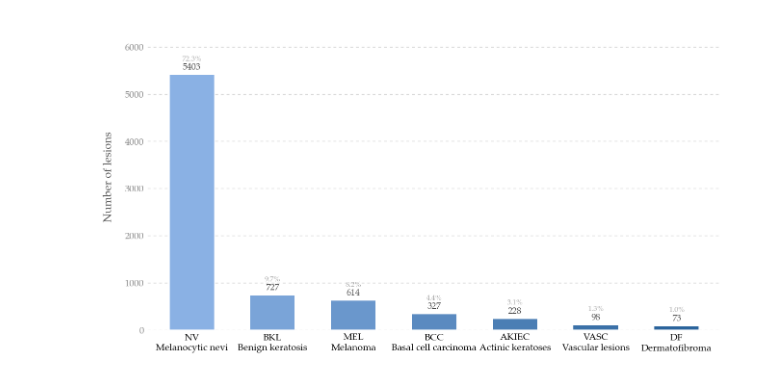
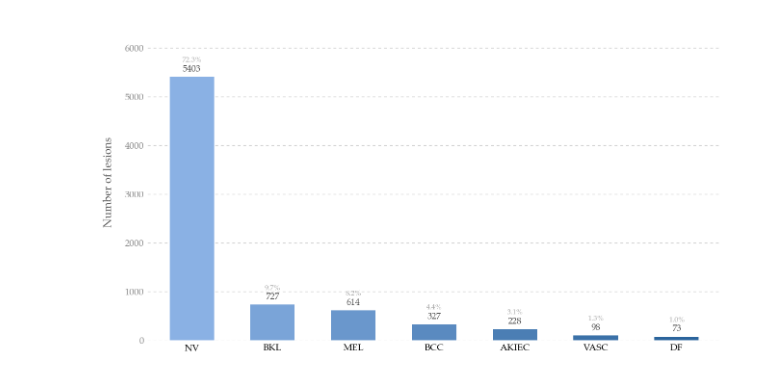
Before and after one commit to NicholasBorch/Bachelor-Project, a Jupyter notebook: notebooks/plots_for_report.ipynb, the cells around one changed output. Drawn from its saved outputs; the diff is of its cells as text; code cells hidden in the pictures.

Commit message:
Removed full diagnosis name from the plot.

```diff
--- a/notebooks/plots_for_report.ipynb
+++ b/notebooks/plots_for_report.ipynb
@@ -110,32 +110,32 @@ for xi, count in zip(x, ordered_counts):
 # X-axis: bold abbreviation + full name on second line
 ax.set_xticks(x)
 ax.set_xticklabels(
-    [f"{s}\n{f}" for s, f in zip(ordered_short, ordered_full)],
+    [f"{s}" for s in ordered_short],
     ha="center",
 )
 
 ax.set_ylabel("Number of lesions", labelpad=10, color="#555555")
 ax.set_ylim(0, max(ordered_counts) * 1.20)
 ax.set_xlim(-0.55, len(ordered_keys) - 0.45)
 
 # Clean spine — only bottom
 ax.spines["top"].set_visible(False)
 ax.spines["right"].set_visible(False)
 ax.spines["left"].set_visible(False)
 ax.spines["bottom"].set_color("#cccccc")
 
 ax.tick_params(axis="both", which="both", length=0)
 ax.yaxis.set_tick_params(labelcolor="#888888")
 
 plt.tight_layout(pad=1.5)
 
 # ── Save ───────────────────────────────────────────────────────────────────────
 
 # out_path = Path("../figures/ham10000_class_distribution.pdf")
 # out_path.parent.mkdir(parents=True, exist_ok=True)
 # plt.savefig(out_path, facecolor="white")
 # print(f"Saved → {out_path}")
 
 # plt.show()
 # %% [output]
-[figure, old version]
+[figure, new version]
```
